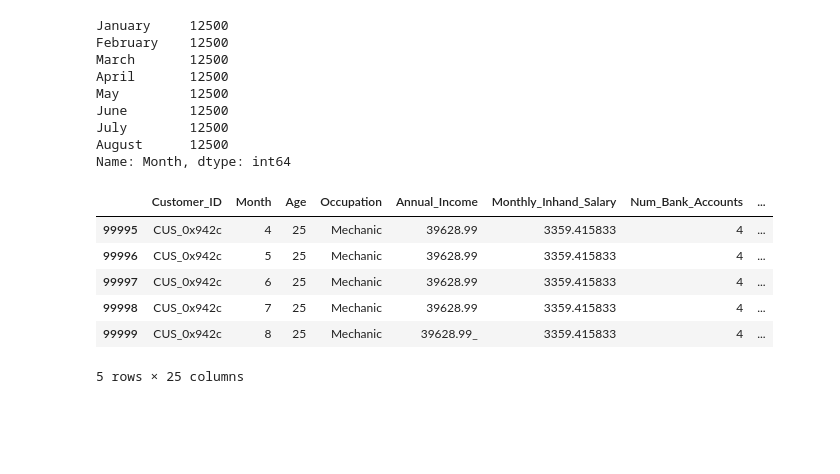
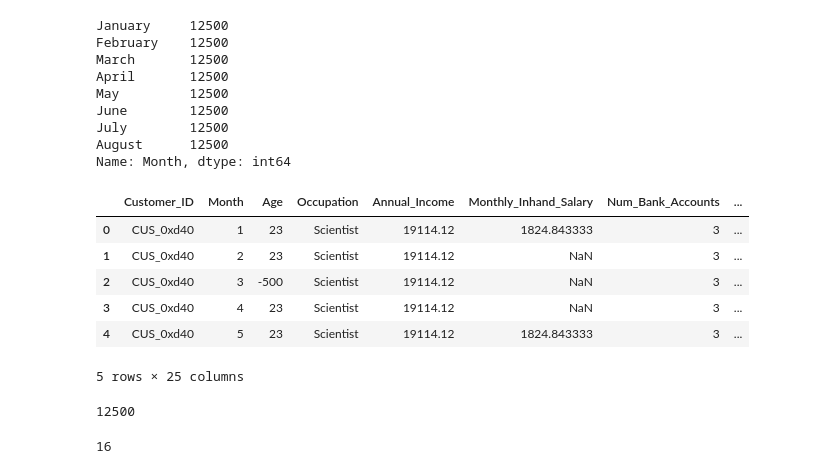
Before and after one commit to zizo155/Credit-Score-Classification, a Jupyter notebook: Credit Score Classification.ipynb, the cells around one changed output. Cells and saved outputs as stored; diff of their text form; code cells hidden in the pictures; blank space fills up the shorter version.

```diff
--- a/Credit Score Classification.ipynb
+++ b/Credit Score Classification.ipynb
@@ -291,10 +292,14 @@ df_train['Month'] = pd.to_datetime(df_train['Month'], format='%B', errors='coerc
 # %%
-df_train.tail()
+df_train.head()
 # %% [output]
 |  | Customer_ID | Month | Age | Occupation | Annual_Income | Monthly_Inhand_Salary | Num_Bank_Accounts | ... |
-| 99995 | CUS_0x942c | 4 | 25 | Mechanic | 39628.99 | 3359.415833 | 4 | ... |
-| 99996 | CUS_0x942c | 5 | 25 | Mechanic | 39628.99 | 3359.415833 | 4 | ... |
-| 99997 | CUS_0x942c | 6 | 25 | Mechanic | 39628.99 | 3359.415833 | 4 | ... |
-| 99998 | CUS_0x942c | 7 | 25 | Mechanic | 39628.99 | 3359.415833 | 4 | ... |
-| 99999 | CUS_0x942c | 8 | 25 | Mechanic | 39628.99_ | 3359.415833 | 4 | ... |
+| 0 | CUS_0xd40 | 1 | 23 | Scientist | 19114.12 | 1824.843333 | 3 | ... |
+| 1 | CUS_0xd40 | 2 | 23 | Scientist | 19114.12 | NaN | 3 | ... |
+| 2 | CUS_0xd40 | 3 | -500 | Scientist | 19114.12 | NaN | 3 | ... |
+| 3 | CUS_0xd40 | 4 | 23 | Scientist | 19114.12 | NaN | 3 | ... |
+| 4 | CUS_0xd40 | 5 | 23 | Scientist | 19114.12 | 1824.843333 | 3 | ... |
 5 rows × 25 columns
+# %%
+df_train['Customer_ID'].nunique()
+# %% [output]
+12500
@@ -300,0 +309,4 @@ df_train.tail()
+# %%
+df_train['Occupation'].nunique()
+# %% [output]
+16
```
Also changed, not shown: parts of 5 cells of this notebook.
